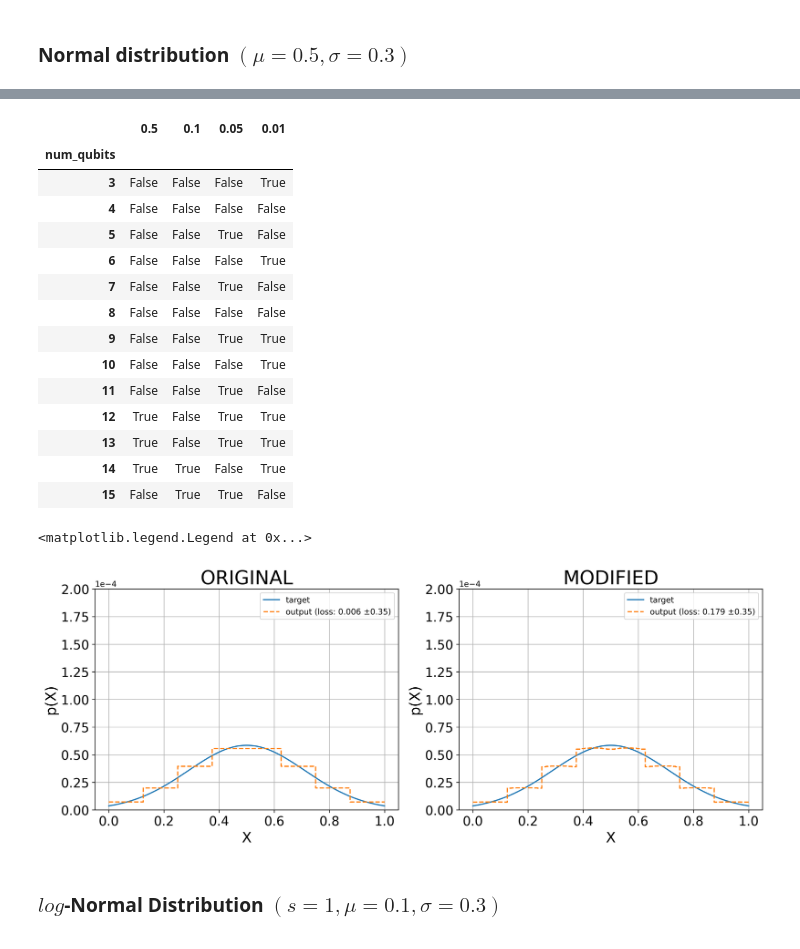
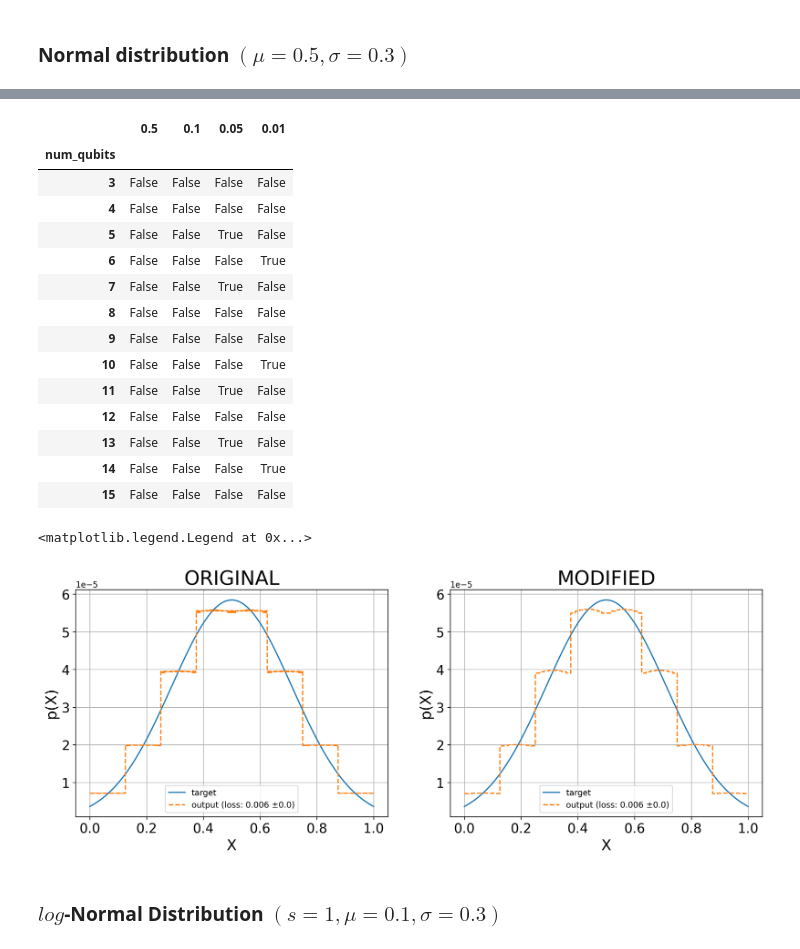
Before and after one commit to IsmaelCesar/sanches-modified, a Jupyter notebook: executing_simulations_distributions.ipynb, the cells around one changed output, grey strips where cells are left out. Drawn from its saved outputs; the diff is of its cells as text; code cells hidden in the pictures.

```diff
--- a/executing_simulations_distributions.ipynb
+++ b/executing_simulations_distributions.ipynb
@@ -24,7 +16,7 @@ from qiskit_aer import Aer
 
 %matplotlib inline
 # %%
-results_dir = "results/runs_shell/distributions"
+results_dir = "results/COBYLA/no_ent/distributions"
 run_range = list(range(1, 11))
 #qubit_range = [3, 4, 5, 6, 7, 8]
 qubit_range = [3, 4, 5, 6, 7, 8, 9, 10, 11, 12, 13, 14, 15]
@@ -136,9 +128,12 @@ def get_loaded_states(results_dir, state_type, execution_range, n_qubits, eps_va
         sv_list_modified += [sv_modified]
 
     sv_mean_original = np.mean(sv_list_original, axis=0)
+    sv_std_original  = np.std(sv_list_original, axis=0)
+
     sv_mean_modified = np.mean(sv_list_modified, axis=0)
+    sv_std_modified  = np.std(sv_list_original, axis=0)
 
-    return sv_mean_original, sv_mean_modified
+    return (sv_mean_original, sv_std_original), (sv_mean_modified, sv_std_modified)
 # %% [markdown]
 ### Normal distribution $(\mu = 0.5, \sigma = 0.3)$
 # %%
@@ -193,25 +188,25 @@ df_mean_original < df_mean_modified
 # %% [output]
 |  | 0.5 | 0.1 | 0.05 | 0.01 |
 | num_qubits |  |  |  |  |
-| 3 | False | False | False | True |
+| 3 | False | False | False | False |
 | 4 | False | False | False | False |
 | 5 | False | False | True | False |
 | 6 | False | False | False | True |
 | 7 | False | False | True | False |
 | 8 | False | False | False | False |
-| 9 | False | False | True | True |
+| 9 | False | False | False | False |
 | 10 | False | False | False | True |
 | 11 | False | False | True | False |
-| 12 | True | False | True | True |
-| 13 | True | False | True | True |
-| 14 | True | True | False | True |
-| 15 | False | True | True | False |
+| 12 | False | False | False | False |
+| 13 | False | False | True | False |
+| 14 | False | False | False | True |
+| 15 | False | False | False | False |
 # %%
 n_qubits = 15
 eps_value = 0.05
 execution_range = 10
 
-sv_mean_original, sv_mean_modified = get_loaded_states(results_dir=results_dir, state_type=state_type, execution_range=execution_range, n_qubits=n_qubits, eps_value=eps_value)
+(sv_mean_original, sv_std_original), (sv_mean_modified, sv_std_modified) = get_loaded_states(results_dir=results_dir, state_type=state_type, execution_range=execution_range, n_qubits=n_qubits, eps_value=eps_value)
 # %%
 target_state = get_state(num_qubits=n_qubits, state_type=state_type, state_params={"x_points": (0, 1), "loc": 0.5, "scale": 0.3})
 
@@ -221,36 +216,36 @@ x_points = np.linspace(0, 1, 2**n_qubits)
 target_freqs = np.abs(target_state)**2
 
 #plt.ticklabel_format(axis="y", style="sci")
 fig, axes = plt.subplots(1, 2, dpi=300)
 fig.set_figheight(5)
 fig.set_figwidth(15)
 title_fontsize = 24
 labels_fontsize= 18
 ticks_fontsize = 16
 axes[0].set_title("ORIGINAL", fontsize=title_fontsize)
 axes[0].plot(x_points, target_freqs, label="target")
 axes[0].plot(x_points, np.abs(sv_mean_original)**2, "--", label=f"output (loss: {round(df_mean_original.loc[n_qubits][eps_value], 3)} ±{round(df_stds_original.loc[n_qubits][eps_value], 2)})")
 axes[0].grid()
 axes[0].set_xlabel("X", fontsize=labels_fontsize)
 axes[0].set_ylabel("p(X)", fontsize=labels_fontsize)
 axes[0].tick_params(labelsize=ticks_fontsize)
-axes[0].set_ylim([0, 0.0002])
+#axes[0].set_ylim([0, 0.0002])
 axes[0].ticklabel_format(axis="y", style="sci", scilimits=(0,0))
 axes[0].legend(loc="best")
 
 axes[1].set_title("MODIFIED", fontsize=title_fontsize)
 axes[1].plot(x_points, target_freqs, label="target")
 axes[1].plot(x_points, np.abs(sv_mean_modified)**2, "--", label=f"output (loss: {round(df_mean_modified.loc[n_qubits][eps_value], 3)} ±{round(df_stds_modified.loc[n_qubits][eps_value], 2)})")
 axes[1].grid()
 axes[1].set_xlabel("X", fontsize=labels_fontsize)
 axes[1].set_ylabel("p(X)", fontsize=labels_fontsize)
 axes[1].tick_params(labelsize=ticks_fontsize)
-axes[1].set_ylim([0, 0.0002])
+#axes[1].set_ylim([0, 0.0002])
 axes[1].ticklabel_format(axis="y", style="sci", scilimits=(0,0))
 axes[1].legend(loc="best")
 # %% [output]
 <matplotlib.legend.Legend at 0x...>
-[figure, old version]
+[figure, new version]
 # %% [markdown]
 ### $log$-Normal Distribution $(s= 1, \mu = 0.1, \sigma = 0.3)$
 # %%
```
Also changed, not shown: parts of 15 cells of this notebook.
